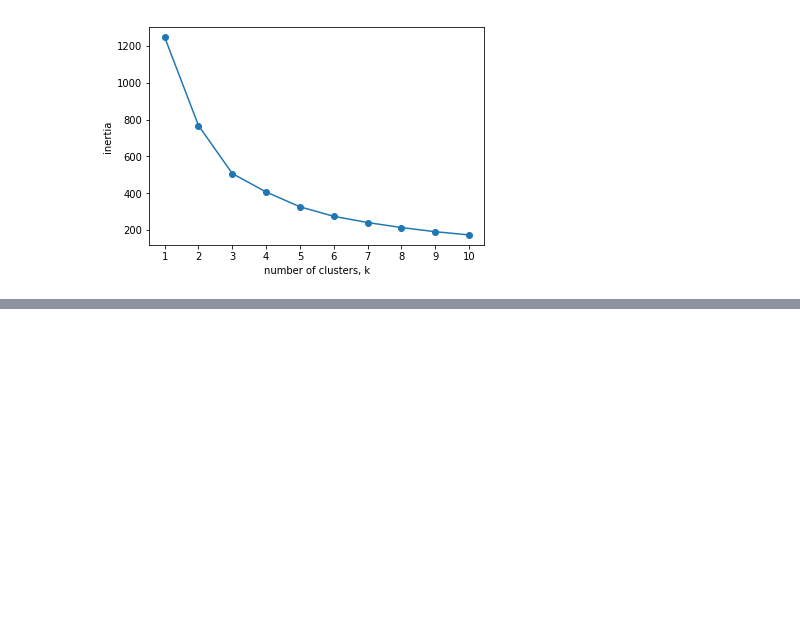
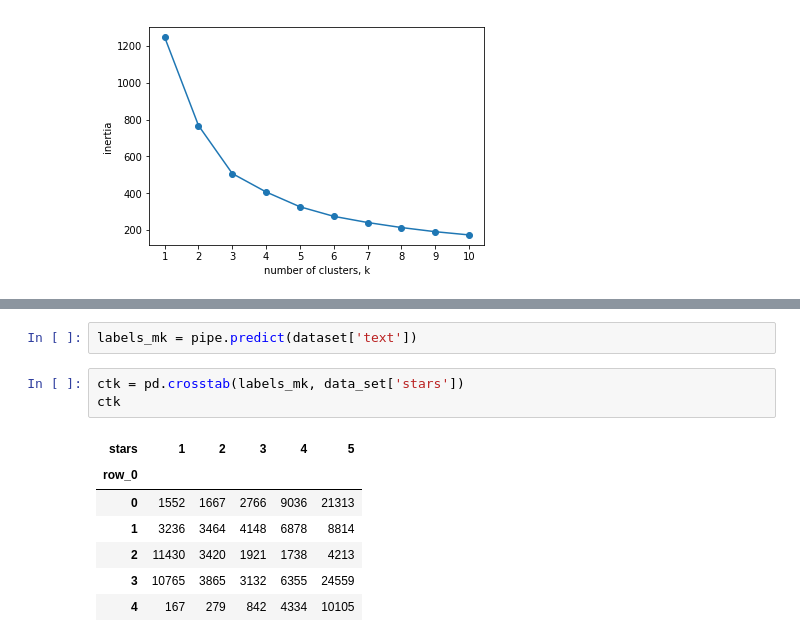
Before and after one commit to Aprendizado-de-Maquina-2018-2/trabalho3, a Jupyter notebook: Projeto 3 - Yelp Dataset.ipynb, the cells around one changed output, grey strips where cells are left out. Cells and saved outputs as stored; diff of their text form; blank space fills up the shorter version.

```diff
--- a/Projeto 3 - Yelp Dataset.ipynb
+++ b/Projeto 3 - Yelp Dataset.ipynb
@@ -398,0 +402,13 @@ MemoryError:
+# %%
+labels_mk = pipe.predict(dataset['text'])
+# %%
+ctk = pd.crosstab(labels_mk, data_set['stars'])
+ctk
+# %% [output]
+| stars | 1 | 2 | 3 | 4 | 5 |
+| row_0 |  |  |  |  |  |
+| 0 | 1552 | 1667 | 2766 | 9036 | 21313 |
+| 1 | 3236 | 3464 | 4148 | 6878 | 8814 |
+| 2 | 11430 | 3420 | 1921 | 1738 | 4213 |
+| 3 | 10765 | 3865 | 3132 | 6355 | 24559 |
+| 4 | 167 | 279 | 842 | 4334 | 10105 |
```
Also changed, not shown: parts of 6 cells of this notebook.
